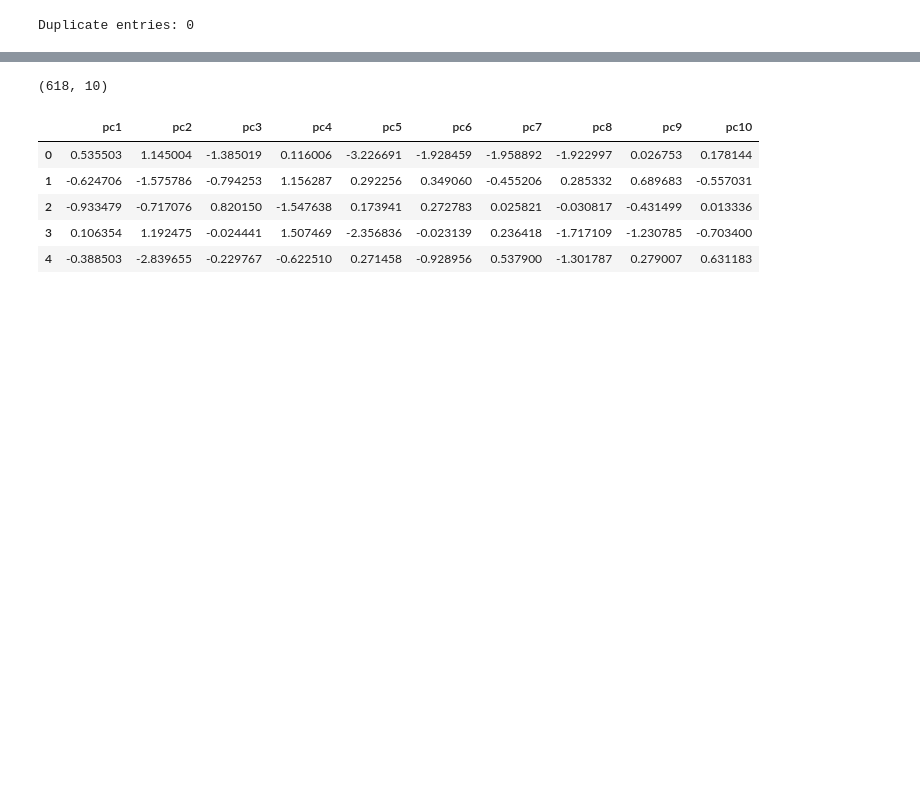
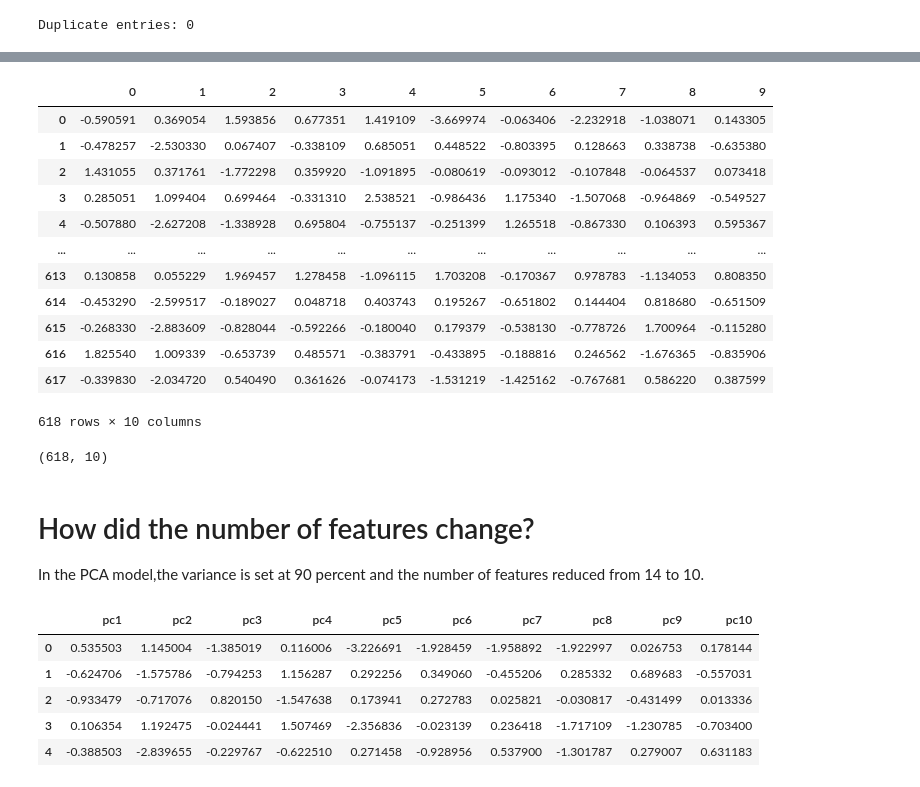
Before and after one commit to jananeesaranraj/unsupervised-machine-learning-challeng, a Jupyter notebook: Predict_Myopia.ipynb, the cells around one changed output, grey strips where cells are left out. Cells and saved outputs as stored; diff of their text form; code cells hidden in the pictures; blank space fills up the shorter version.

```diff
--- a/Predict_Myopia.ipynb
+++ b/Predict_Myopia.ipynb
@@ -78,10 +90,31 @@ scaled_data.shape
 # %%
 # Initialize PCA model
 pca = PCA(n_components=0.90)
 pca_data = pca.fit_transform(scaled_data)
-pca_data.shape
+pca_data_df=pd.DataFrame(pca_data)
+pca_data_df
 # %% [output]
+|  | 0 | 1 | 2 | 3 | 4 | 5 | 6 | 7 | 8 | 9 |
+| 0 | -0.590591 | 0.369054 | 1.593856 | 0.677351 | 1.419109 | -3.669974 | -0.063406 | -2.232918 | -1.038071 | 0.143305 |
+| 1 | -0.478257 | -2.530330 | 0.067407 | -0.338109 | 0.685051 | 0.448522 | -0.803395 | 0.128663 | 0.338738 | -0.635380 |
+| 2 | 1.431055 | 0.371761 | -1.772298 | 0.359920 | -1.091895 | -0.080619 | -0.093012 | -0.107848 | -0.064537 | 0.073418 |
+| 3 | 0.285051 | 1.099404 | 0.699464 | -0.331310 | 2.538521 | -0.986436 | 1.175340 | -1.507068 | -0.964869 | -0.549527 |
+| 4 | -0.507880 | -2.627208 | -1.338928 | 0.695804 | -0.755137 | -0.251399 | 1.265518 | -0.867330 | 0.106393 | 0.595367 |
+| ... | ... | ... | ... | ... | ... | ... | ... | ... | ... | ... |
+| 613 | 0.130858 | 0.055229 | 1.969457 | 1.278458 | -1.096115 | 1.703208 | -0.170367 | 0.978783 | -1.134053 | 0.808350 |
+| 614 | -0.453290 | -2.599517 | -0.189027 | 0.048718 | 0.403743 | 0.195267 | -0.651802 | 0.144404 | 0.818680 | -0.651509 |
+| 615 | -0.268330 | -2.883609 | -0.828044 | -0.592266 | -0.180040 | 0.179379 | -0.538130 | -0.778726 | 1.700964 | -0.115280 |
+| 616 | 1.825540 | 1.009339 | -0.653739 | 0.485571 | -0.383791 | -0.433895 | -0.188816 | 0.246562 | -1.676365 | -0.835906 |
+| 617 | -0.339830 | -2.034720 | 0.540490 | 0.361626 | -0.074173 | -1.531219 | -1.425162 | -0.767681 | 0.586220 | 0.387599 |
-(618, 10)
+618 rows × 10 columns
+# %%
+pca_data.shape
+# %% [output]
+(618, 10)
+# %% [markdown]
+# How did the number of features change?
+
+In the PCA model,the variance is set at 90 percent and the number of features reduced from 14 to 10.
 # %%
 # Transform PCA data to a DataFrame
 df_pca = pd.DataFrame(
```
Also changed, not shown: parts of 1 cell of this notebook.
